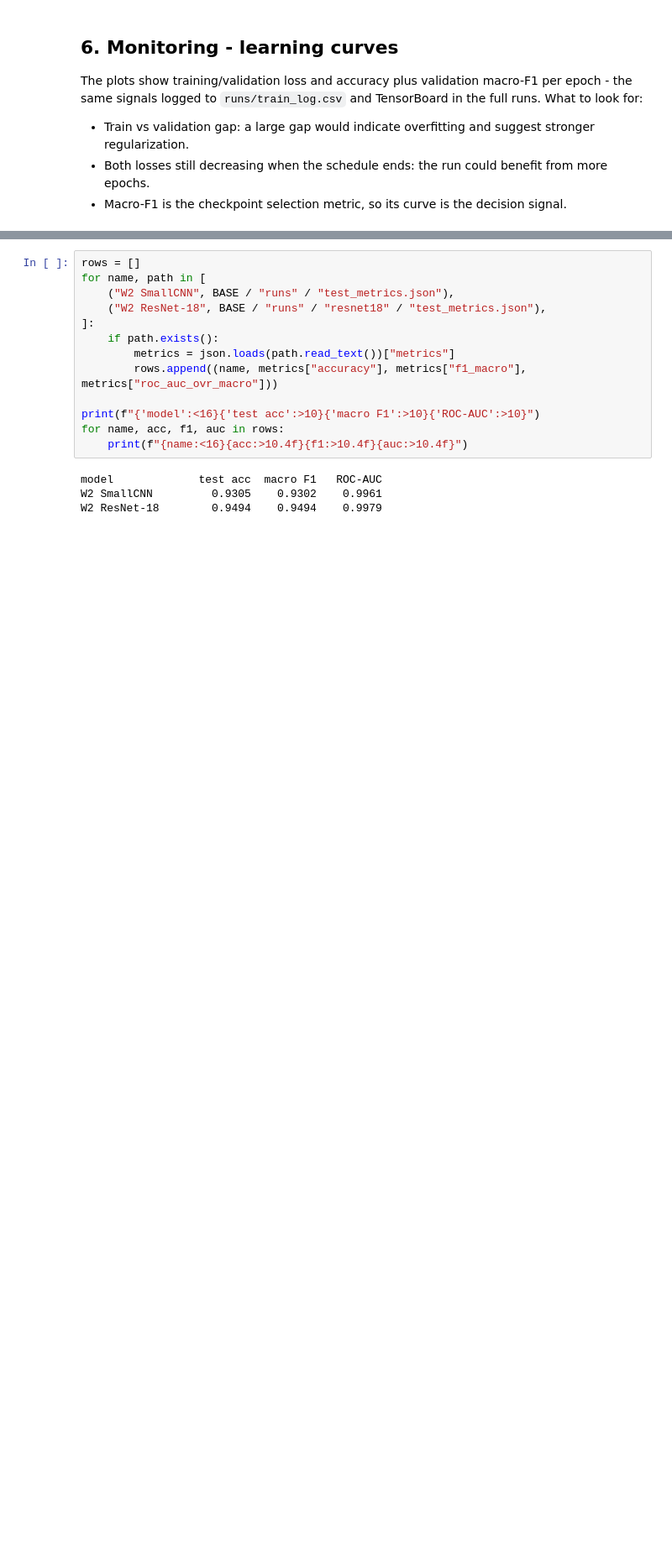
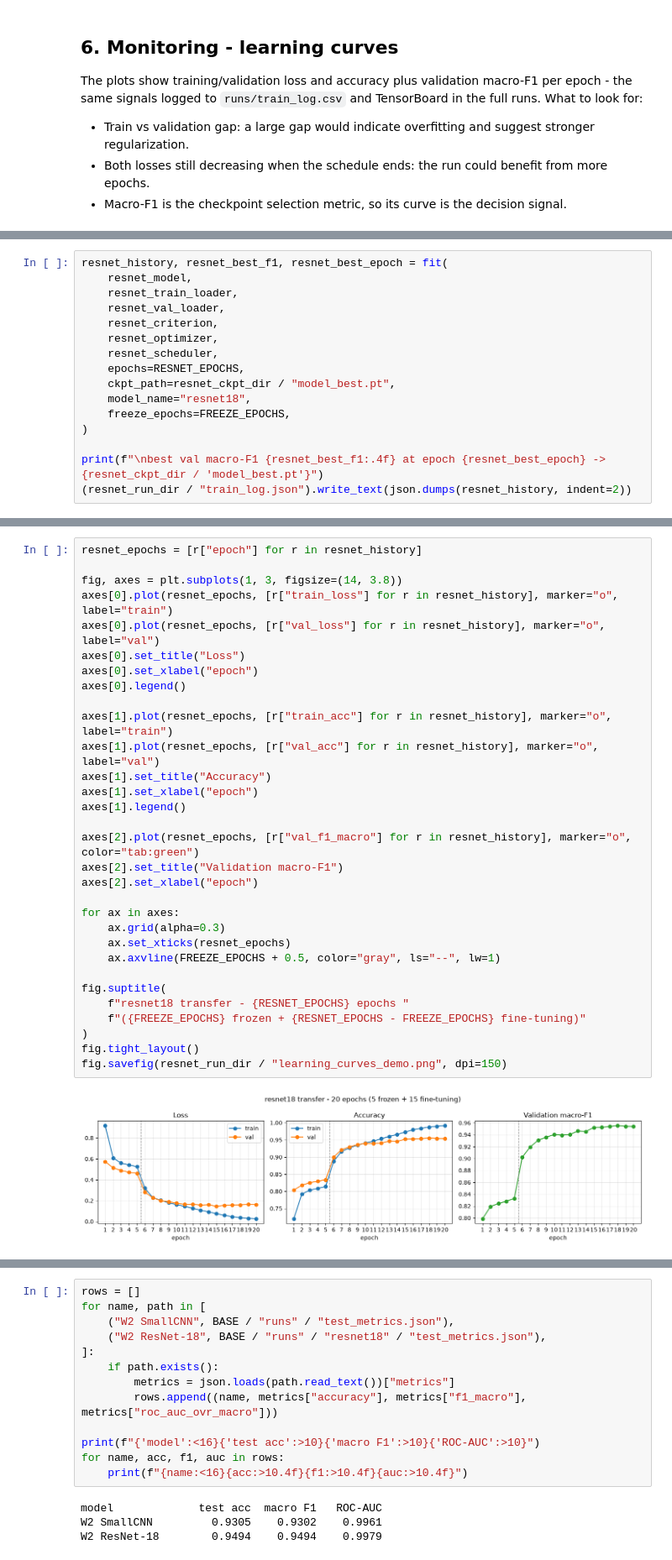
Before and after one commit to Ezra3578/MachineLearning, a Jupyter notebook: Workshop_2/notebooks/Training_Pipeline.ipynb, the cells around one changed output, grey strips where cells are left out. Shown at 84% size. Drawn from its saved outputs; the diff is of its cells as text; blank space fills up the shorter version.

```diff
--- a/Workshop_2/notebooks/Training_Pipeline.ipynb
+++ b/Workshop_2/notebooks/Training_Pipeline.ipynb
@@ -349,0 +514,16 @@ fig.tight_layout()
+# %%
+resnet_history, resnet_best_f1, resnet_best_epoch = fit(
+    resnet_model,
+    resnet_train_loader,
+    resnet_val_loader,
+    resnet_criterion,
+    resnet_optimizer,
+    resnet_scheduler,
+    epochs=RESNET_EPOCHS,
+    ckpt_path=resnet_ckpt_dir / "model_best.pt",
+    model_name="resnet18",
+    freeze_epochs=FREEZE_EPOCHS,
+)
+
+print(f"\nbest val macro-F1 {resnet_best_f1:.4f} at epoch {resnet_best_epoch} -> {resnet_ckpt_dir / 'model_best.pt'}")
+(resnet_run_dir / "train_log.json").write_text(json.dumps(resnet_history, indent=2))
@@ -349,0 +555,33 @@ fig.tight_layout()
+# %%
+resnet_epochs = [r["epoch"] for r in resnet_history]
+
+fig, axes = plt.subplots(1, 3, figsize=(14, 3.8))
+axes[0].plot(resnet_epochs, [r["train_loss"] for r in resnet_history], marker="o", label="train")
+axes[0].plot(resnet_epochs, [r["val_loss"] for r in resnet_history], marker="o", label="val")
+axes[0].set_title("Loss")
+axes[0].set_xlabel("epoch")
+axes[0].legend()
+
+axes[1].plot(resnet_epochs, [r["train_acc"] for r in resnet_history], marker="o", label="train")
+axes[1].plot(resnet_epochs, [r["val_acc"] for r in resnet_history], marker="o", label="val")
+axes[1].set_title("Accuracy")
+axes[1].set_xlabel("epoch")
+axes[1].legend()
+
+axes[2].plot(resnet_epochs, [r["val_f1_macro"] for r in resnet_history], marker="o", color="tab:green")
+axes[2].set_title("Validation macro-F1")
+axes[2].set_xlabel("epoch")
+
+for ax in axes:
+    ax.grid(alpha=0.3)
+    ax.set_xticks(resnet_epochs)
+    ax.axvline(FREEZE_EPOCHS + 0.5, color="gray", ls="--", lw=1)
+
+fig.suptitle(
+    f"resnet18 transfer - {RESNET_EPOCHS} epochs "
+    f"({FREEZE_EPOCHS} frozen + {RESNET_EPOCHS - FREEZE_EPOCHS} fine-tuning)"
+)
+fig.tight_layout()
+fig.savefig(resnet_run_dir / "learning_curves_demo.png", dpi=150)
+# %% [output]
+[figure, added]
```
Also changed, not shown: parts of 29 cells of this notebook, 4 other files.
